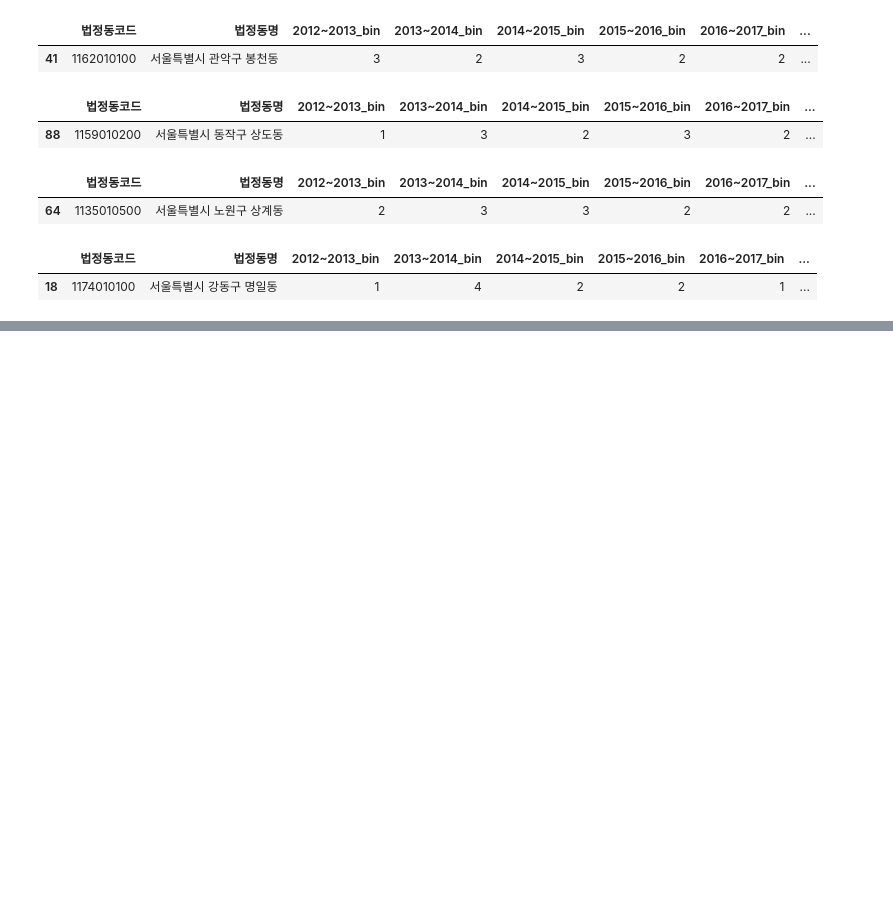
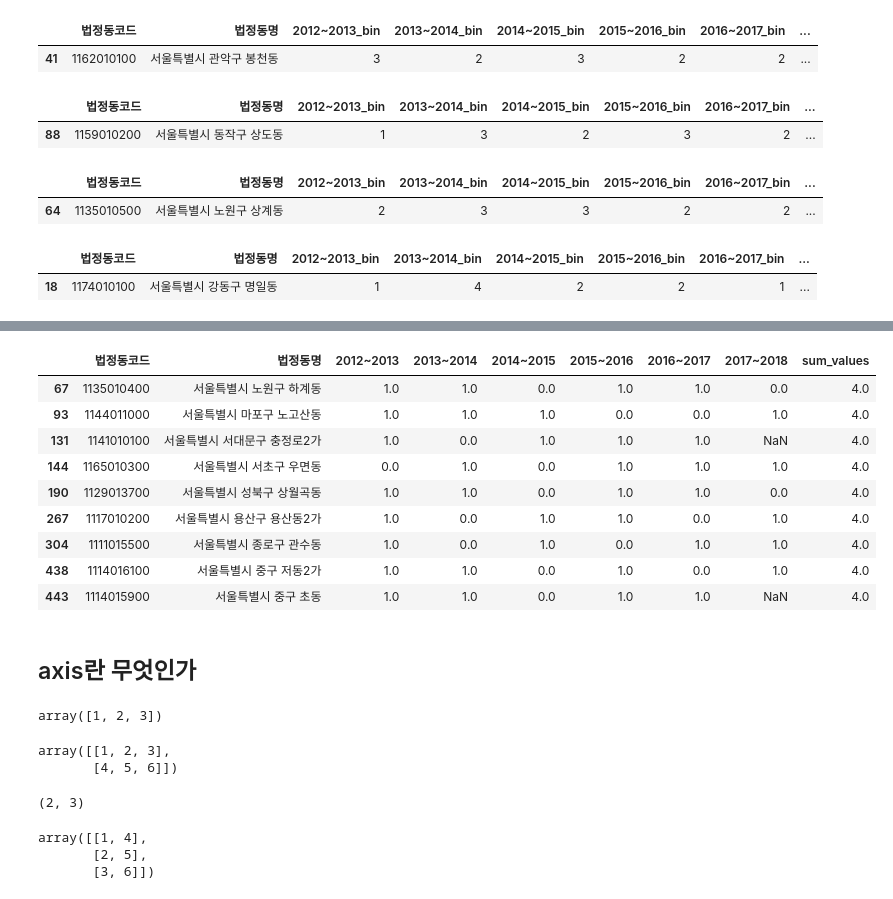
Before and after one commit to dataitgirls2/Next_Hip_Place, a Jupyter notebook: code/nemo_crawling/seoul_rental_price_crawling.ipynb, the cells around one changed output, grey strips where cells are left out. Drawn from its saved outputs; the diff is of its cells as text; code cells hidden in the pictures; blank space fills up the shorter version.

```diff
--- a/code/nemo_crawling/seoul_rental_price_crawling.ipynb
+++ b/code/nemo_crawling/seoul_rental_price_crawling.ipynb
@@ -367,0 +529,38 @@ price_changes_binning[price_changes_binning['법정동명'] == '서울특별시
+# %%
+df_raw[df_raw['sum_values'] == 4]
+# %% [output]
+|  | 법정동코드 | 법정동명 | 2012~2013 | 2013~2014 | 2014~2015 | 2015~2016 | 2016~2017 | 2017~2018 | sum_values |
+| 67 | 1135010400 | 서울특별시 노원구 하계동 | 1.0 | 1.0 | 0.0 | 1.0 | 1.0 | 0.0 | 4.0 |
+| 93 | 1144011000 | 서울특별시 마포구 노고산동 | 1.0 | 1.0 | 1.0 | 0.0 | 0.0 | 1.0 | 4.0 |
+| 131 | 1141010100 | 서울특별시 서대문구 충정로2가 | 1.0 | 0.0 | 1.0 | 1.0 | 1.0 | NaN | 4.0 |
+| 144 | 1165010300 | 서울특별시 서초구 우면동 | 0.0 | 1.0 | 0.0 | 1.0 | 1.0 | 1.0 | 4.0 |
+| 190 | 1129013700 | 서울특별시 성북구 상월곡동 | 1.0 | 1.0 | 0.0 | 1.0 | 1.0 | 0.0 | 4.0 |
+| 267 | 1117010200 | 서울특별시 용산구 용산동2가 | 1.0 | 0.0 | 1.0 | 1.0 | 0.0 | 1.0 | 4.0 |
+| 304 | 1111015500 | 서울특별시 종로구 관수동 | 1.0 | 0.0 | 1.0 | 0.0 | 1.0 | 1.0 | 4.0 |
+| 438 | 1114016100 | 서울특별시 중구 저동2가 | 1.0 | 1.0 | 0.0 | 1.0 | 0.0 | 1.0 | 4.0 |
+| 443 | 1114015900 | 서울특별시 중구 초동 | 1.0 | 1.0 | 0.0 | 1.0 | 1.0 | NaN | 4.0 |
+# %% [markdown]
+## axis란 무엇인가
+# %%
+a = np.array([1,2,3])
+b = np.array([4,5,6])
+a
+# %% [output]
+array([1, 2, 3])
+# %%
+c = np.array([a, b])
+c
+# %% [output]
+array([[1, 2, 3],
+       [4, 5, 6]])
+# %%
+c.shape
+# %% [output]
+(2, 3)
+# %%
+d = c.T
+d
+# %% [output]
+array([[1, 4],
+       [2, 5],
+       [3, 6]])
```
Also changed, not shown: parts of 23 cells of this notebook, 2 other files.
